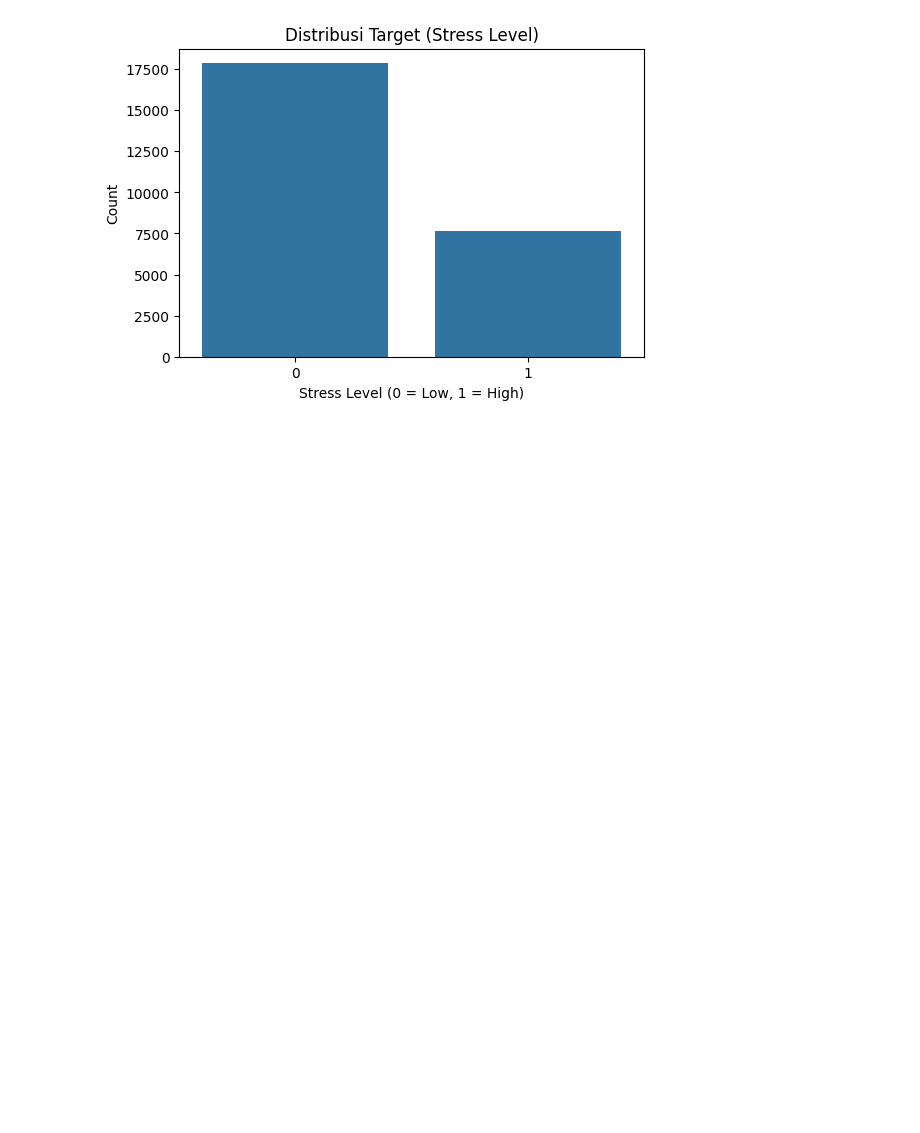
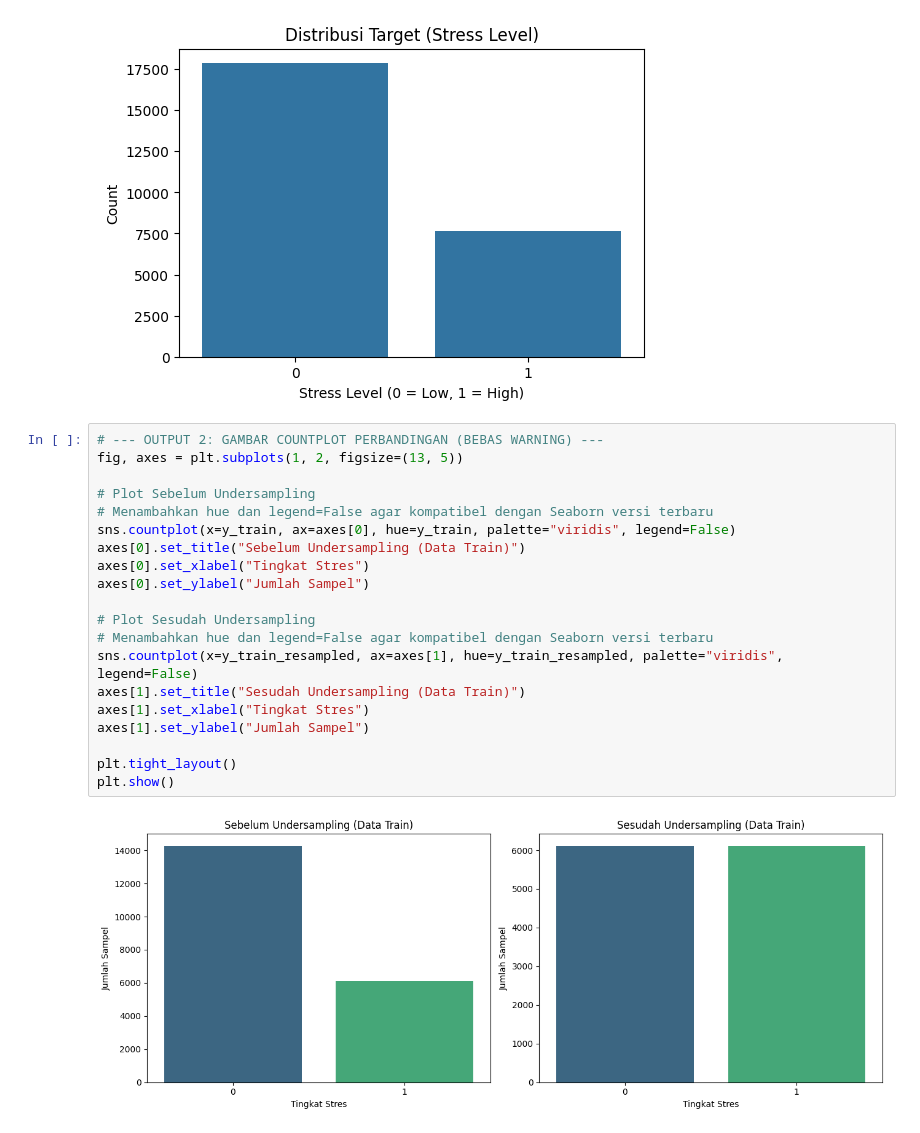
Before and after one commit to rifdan316-byte/Eksperimen_SML_Rifdan, a Jupyter notebook: prepocessing/Eksperimen_Rifdan.ipynb, the cells around one changed output. Cells and saved outputs as stored; diff of their text form; blank space fills up the shorter version.

```diff
--- a/prepocessing/Eksperimen_Rifdan.ipynb
+++ b/prepocessing/Eksperimen_Rifdan.ipynb
@@ -135,3 +143,25 @@ plt.ylabel("Count")
 plt.show()
 # %% [output]
 [figure]
+# %%
+# --- OUTPUT 2: GAMBAR COUNTPLOT PERBANDINGAN (BEBAS WARNING) ---
+fig, axes = plt.subplots(1, 2, figsize=(13, 5))
+
+# Plot Sebelum Undersampling
+# Menambahkan hue dan legend=False agar kompatibel dengan Seaborn versi terbaru
+sns.countplot(x=y_train, ax=axes[0], hue=y_train, palette="viridis", legend=False)
+axes[0].set_title("Sebelum Undersampling (Data Train)")
+axes[0].set_xlabel("Tingkat Stres")
+axes[0].set_ylabel("Jumlah Sampel")
+
+# Plot Sesudah Undersampling
+# Menambahkan hue dan legend=False agar kompatibel dengan Seaborn versi terbaru
+sns.countplot(x=y_train_resampled, ax=axes[1], hue=y_train_resampled, palette="viridis", legend=False)
+axes[1].set_title("Sesudah Undersampling (Data Train)")
+axes[1].set_xlabel("Tingkat Stres")
+axes[1].set_ylabel("Jumlah Sampel")
+
+plt.tight_layout()
+plt.show()
+# %% [output]
+[figure, added]
```
Also changed, not shown: parts of 13 cells of this notebook, 4 other files.
